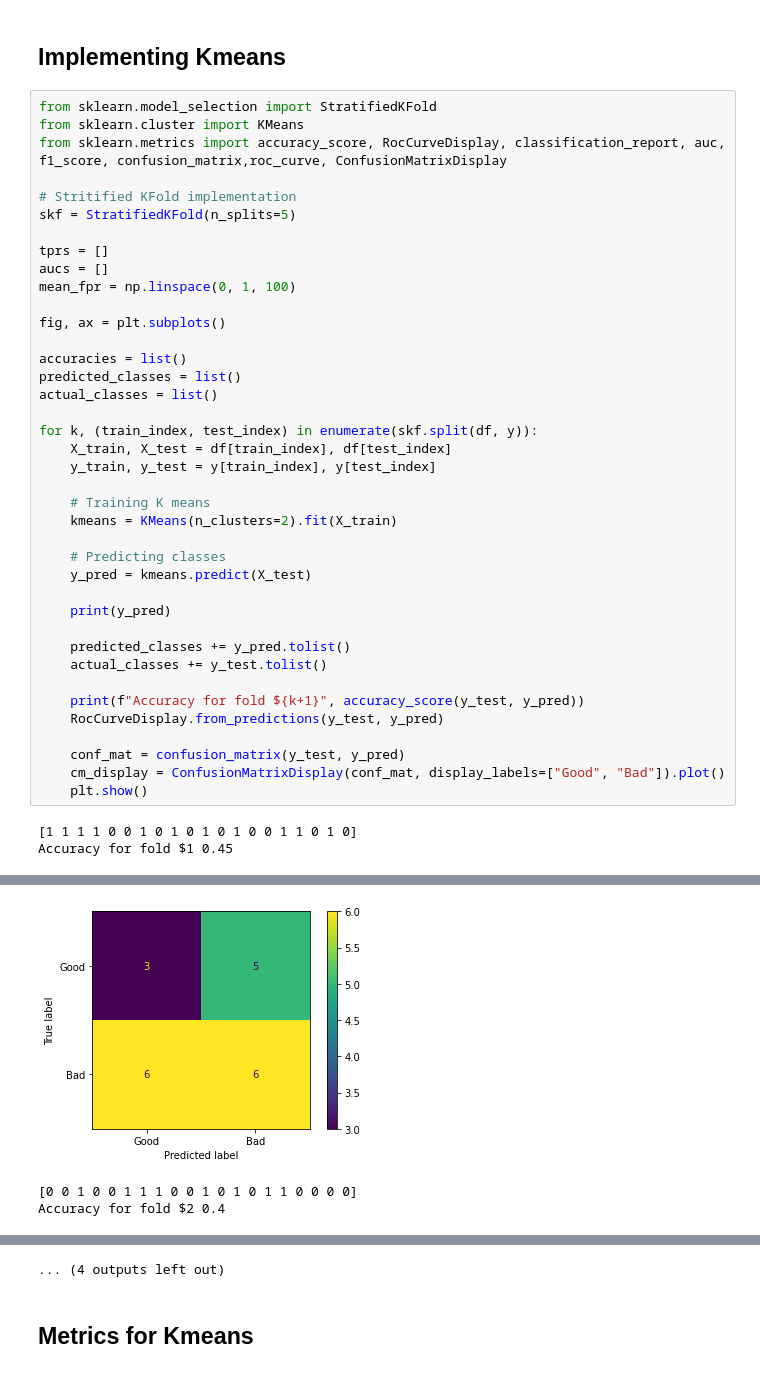
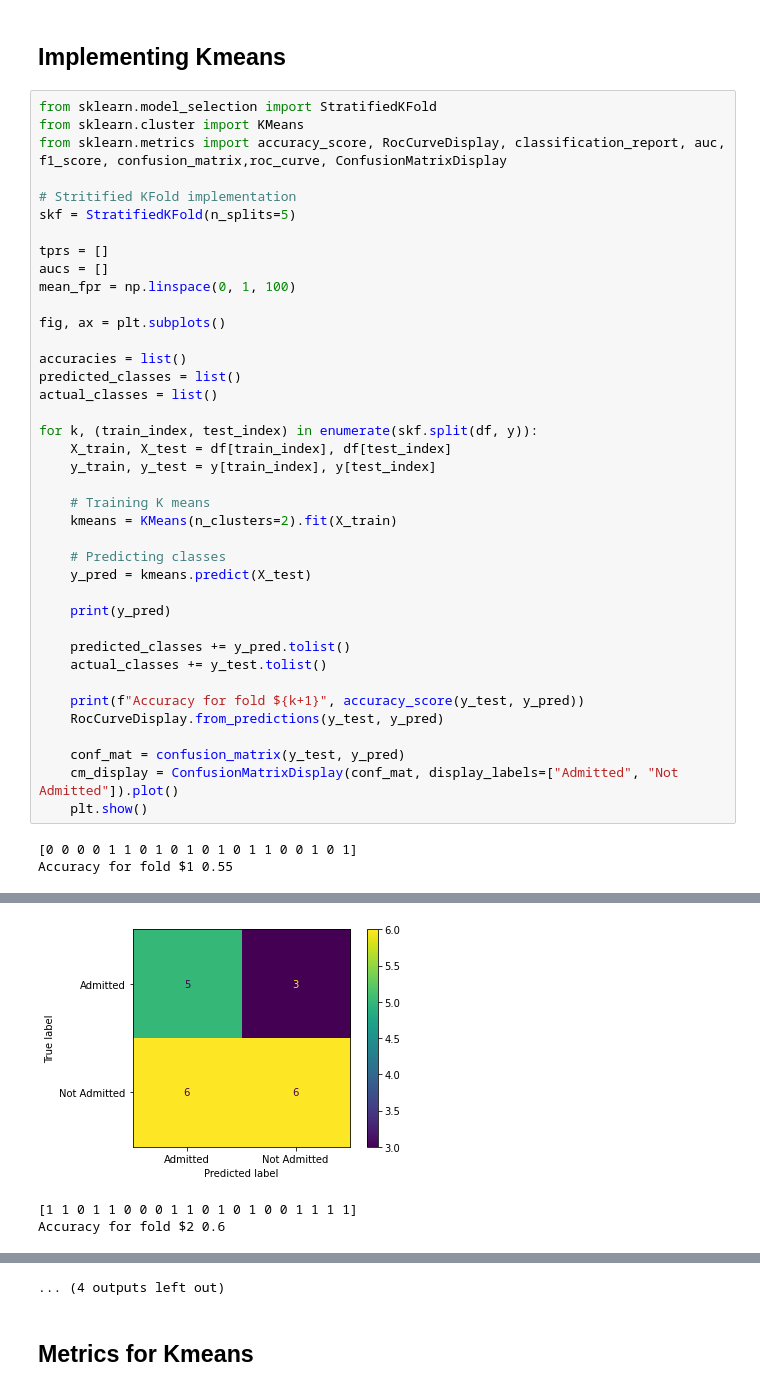
Before and after one commit to pemba007/cluster-ml, a Jupyter notebook: index.ipynb, the cells around one changed output, grey strips where cells are left out. Drawn from its saved outputs; the diff is of its cells as text.

```diff
--- a/index.ipynb
+++ b/index.ipynb
@@ -135,9 +135,9 @@ for k, (train_index, test_index) in enumerate(skf.split(df, y)):
     RocCurveDisplay.from_predictions(y_test, y_pred)
 
     conf_mat = confusion_matrix(y_test, y_pred)
-    cm_display = ConfusionMatrixDisplay(conf_mat, display_labels=["Good", "Bad"]).plot()
+    cm_display = ConfusionMatrixDisplay(conf_mat, display_labels=["Admitted", "Not Admitted"]).plot()
     plt.show()
 # %% [output]
-[1 1 1 1 0 0 1 0 1 0 1 0 1 0 0 1 1 0 1 0]
-Accuracy for fold $1 0.45
+[0 0 0 0 1 1 0 1 0 1 0 1 0 1 1 0 0 1 0 1]
+Accuracy for fold $1 0.55
 [figure]
@@ -145,3 +145,3 @@ Accuracy for fold $1 0.45
-[figure, old version]
+[figure, new version]
-[0 0 1 0 0 1 1 1 0 0 1 0 1 0 1 1 0 0 0 0]
-Accuracy for fold $2 0.4
+[1 1 0 1 1 0 0 0 1 1 0 1 0 1 0 0 1 1 1 1]
+Accuracy for fold $2 0.6
```
Also changed, not shown: parts of 5 cells of this notebook.
